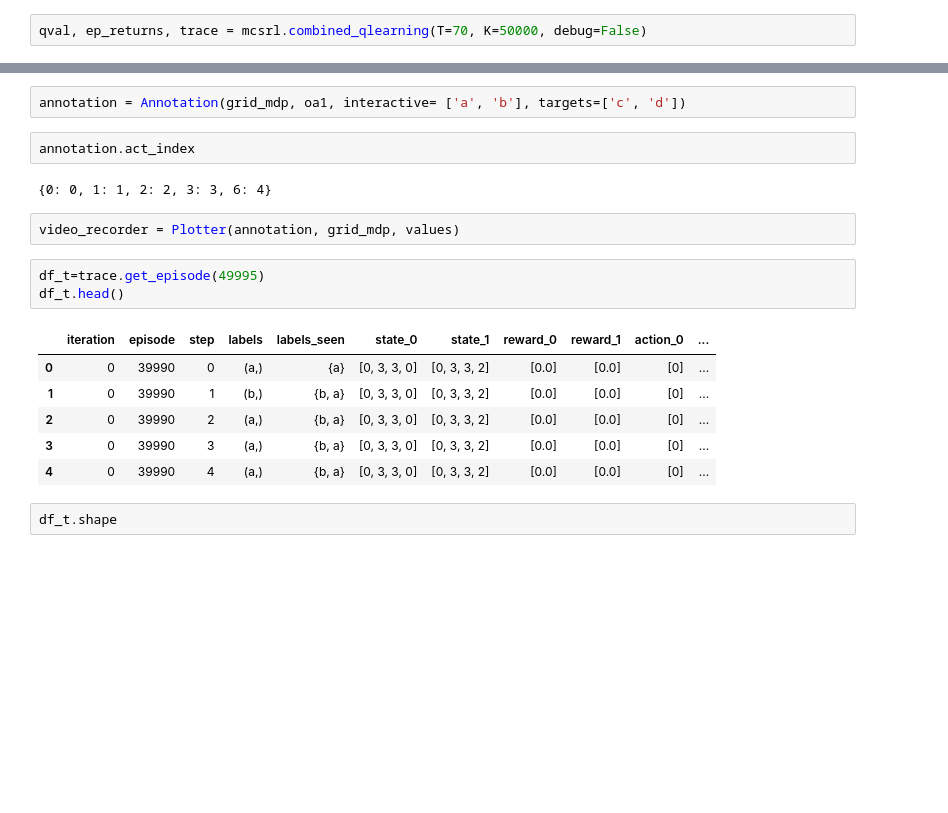
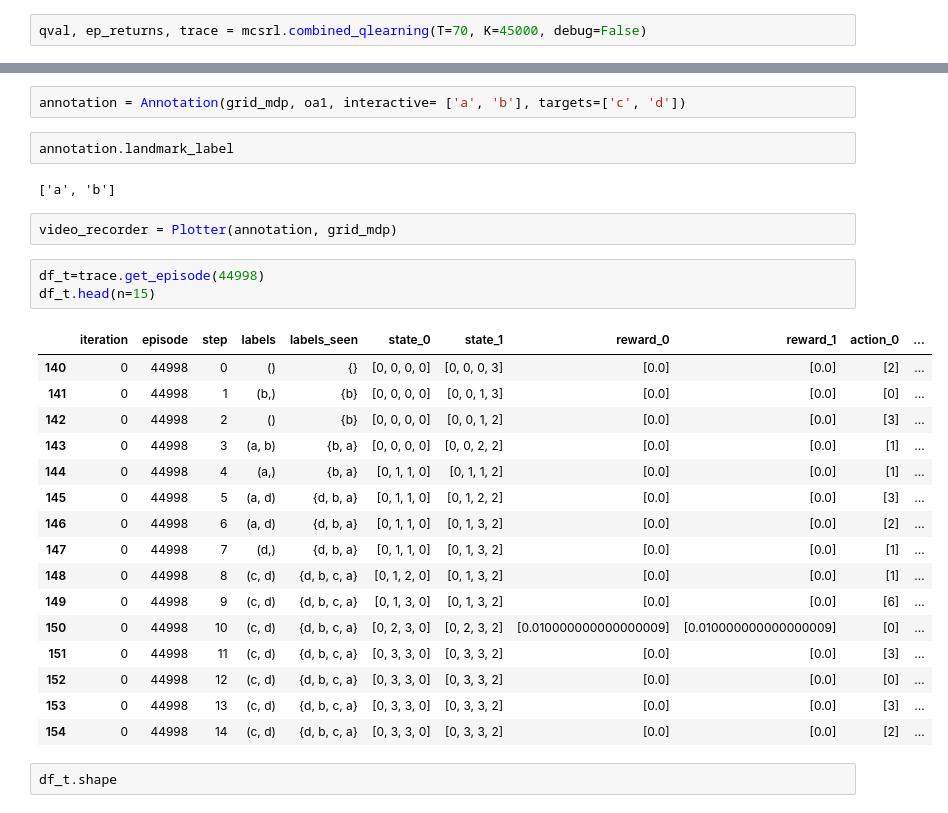
Before and after one commit to IngyN/macsrl, a Jupyter notebook: shared_oa_ex2.ipynb, the cells around one changed output, grey strips where cells are left out. Saved outputs shown, nothing was run; the diff lists cells and outputs as text; blank space fills up the shorter version.

```diff
--- a/shared_oa_ex2.ipynb
+++ b/shared_oa_ex2.ipynb
@@ -223,6 +223,6 @@ from scipy.signal import savgol_filter
 # %%
 from logger import Trace
 # %%
-qval, ep_returns, trace = mcsrl.combined_qlearning(T=70, K=50000, debug=False)
+qval, ep_returns, trace = mcsrl.combined_qlearning(T=70, K=45000, debug=False)
 # %%
 trace.df.head(n=5)
@@ -284,21 +294,31 @@ grid_mdp.A
 # %%
 annotation = Annotation(grid_mdp, oa1, interactive= ['a', 'b'], targets=['c', 'd'])
 # %%
-annotation.act_index
+annotation.landmark_label
 # %% [output]
-{0: 0, 1: 1, 2: 2, 3: 3, 6: 4}
+['a', 'b']
 # %%
-video_recorder = Plotter(annotation, grid_mdp, values)
+video_recorder = Plotter(annotation, grid_mdp)
 # %%
-df_t=trace.get_episode(49995)
-df_t.head()
+df_t=trace.get_episode(44998)
+df_t.head(n=15)
 # %% [output]
 |  | iteration | episode | step | labels | labels_seen | state_0 | state_1 | reward_0 | reward_1 | action_0 | ... |
-| 0 | 0 | 39990 | 0 | (a,) | {a} | [0, 3, 3, 0] | [0, 3, 3, 2] | [0.0] | [0.0] | [0] | ... |
-| 1 | 0 | 39990 | 1 | (b,) | {b, a} | [0, 3, 3, 0] | [0, 3, 3, 2] | [0.0] | [0.0] | [0] | ... |
-| 2 | 0 | 39990 | 2 | (a,) | {b, a} | [0, 3, 3, 0] | [0, 3, 3, 2] | [0.0] | [0.0] | [0] | ... |
-| 3 | 0 | 39990 | 3 | (a,) | {b, a} | [0, 3, 3, 0] | [0, 3, 3, 2] | [0.0] | [0.0] | [0] | ... |
-| 4 | 0 | 39990 | 4 | (a,) | {b, a} | [0, 3, 3, 0] | [0, 3, 3, 2] | [0.0] | [0.0] | [0] | ... |
+| 140 | 0 | 44998 | 0 | () | {} | [0, 0, 0, 0] | [0, 0, 0, 3] | [0.0] | [0.0] | [2] | ... |
+| 141 | 0 | 44998 | 1 | (b,) | {b} | [0, 0, 0, 0] | [0, 0, 1, 3] | [0.0] | [0.0] | [0] | ... |
+| 142 | 0 | 44998 | 2 | () | {b} | [0, 0, 0, 0] | [0, 0, 1, 2] | [0.0] | [0.0] | [3] | ... |
+| 143 | 0 | 44998 | 3 | (a, b) | {b, a} | [0, 0, 0, 0] | [0, 0, 2, 2] | [0.0] | [0.0] | [1] | ... |
+| 144 | 0 | 44998 | 4 | (a,) | {b, a} | [0, 1, 1, 0] | [0, 1, 1, 2] | [0.0] | [0.0] | [1] | ... |
+| 145 | 0 | 44998 | 5 | (a, d) | {d, b, a} | [0, 1, 1, 0] | [0, 1, 2, 2] | [0.0] | [0.0] | [3] | ... |
+| 146 | 0 | 44998 | 6 | (a, d) | {d, b, a} | [0, 1, 1, 0] | [0, 1, 3, 2] | [0.0] | [0.0] | [2] | ... |
+| 147 | 0 | 44998 | 7 | (d,) | {d, b, a} | [0, 1, 1, 0] | [0, 1, 3, 2] | [0.0] | [0.0] | [1] | ... |
+| 148 | 0 | 44998 | 8 | (c, d) | {d, b, c, a} | [0, 1, 2, 0] | [0, 1, 3, 2] | [0.0] | [0.0] | [1] | ... |
+| 149 | 0 | 44998 | 9 | (c, d) | {d, b, c, a} | [0, 1, 3, 0] | [0, 1, 3, 2] | [0.0] | [0.0] | [6] | ... |
+| 150 | 0 | 44998 | 10 | (c, d) | {d, b, c, a} | [0, 2, 3, 0] | [0, 2, 3, 2] | [0.010000000000000009] | [0.010000000000000009] | [0] | ... |
+| 151 | 0 | 44998 | 11 | (c, d) | {d, b, c, a} | [0, 3, 3, 0] | [0, 3, 3, 2] | [0.0] | [0.0] | [3] | ... |
+| 152 | 0 | 44998 | 12 | (c, d) | {d, b, c, a} | [0, 3, 3, 0] | [0, 3, 3, 2] | [0.0] | [0.0] | [0] | ... |
+| 153 | 0 | 44998 | 13 | (c, d) | {d, b, c, a} | [0, 3, 3, 0] | [0, 3, 3, 2] | [0.0] | [0.0] | [3] | ... |
+| 154 | 0 | 44998 | 14 | (c, d) | {d, b, c, a} | [0, 3, 3, 0] | [0, 3, 3, 2] | [0.0] | [0.0] | [2] | ... |
 # %%
 df_t.shape
 # %% [output]
```
Also changed, not shown: parts of 7 cells of this notebook, 3 other files.
